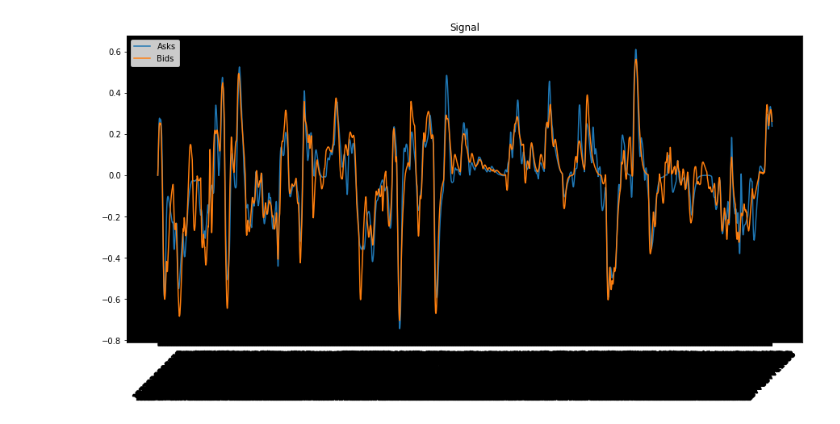
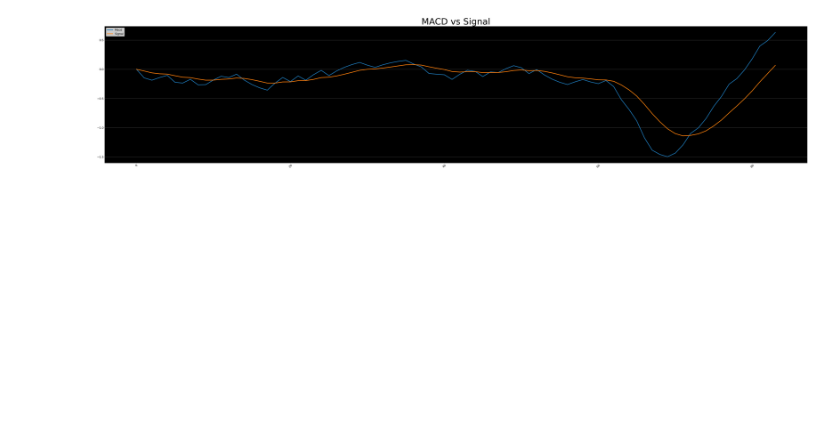
Before and after one commit to giladbarnea/scratches, a Jupyter notebook: efficient-frontier/home-task/algo-home-task/efficient_frontier_scratch.ipynb, the cells around one changed output. Cells and saved outputs as stored; diff of their text form; code cells hidden in the pictures; blank space fills up the shorter version.

```diff
--- a/efficient-frontier/home-task/algo-home-task/efficient_frontier_scratch.ipynb
+++ b/efficient-frontier/home-task/algo-home-task/efficient_frontier_scratch.ipynb
@@ -137,0 +67,2 @@ util.plot(_short_ema_min, 'Short Moving Average - MIN')
+# %%
+long_ema = ser.ewm(span=24,adjust=False).mean()
@@ -142,3 +101,0 @@ util.plot(short_ema, 'Short Moving Average')
-# %%
-# long term exponential moving average
-long_ema = assetA.ewm(span=26,adjust=False).mean()
@@ -183,0 +102,3 @@ util.plot(macd, title = 'Moving Average Convergence Divergence')
+# %%
+macd = (short_ema - long_ema).to_frame().set_axis(['MACD'],axis=1)
+util.plot(macd)
@@ -184,4 +107,4 @@ util.plot(macd, title = 'Moving Average Convergence Divergence')
 # %%
-# signal line
-signal = macd.ewm(span=9, adjust=False).mean()
+signal = macd.ewm(span=9,adjust=False).mean().set_axis(['Signal'],axis=1)
+util.plot(signal)
 # %% [output]
@@ -201,4 +112,7 @@ signal = macd.ewm(span=9, adjust=False).mean()
 # %%
-util.plot(signal, title = 'Signal')
+util.plotmany(macd.index, [
+    macd,
+    signal
+], title='MACD vs Signal')
 # %% [output]
-[figure, old version]
+[figure, new version]
```
Also changed, not shown: parts of 28 cells of this notebook, 2 other files.
